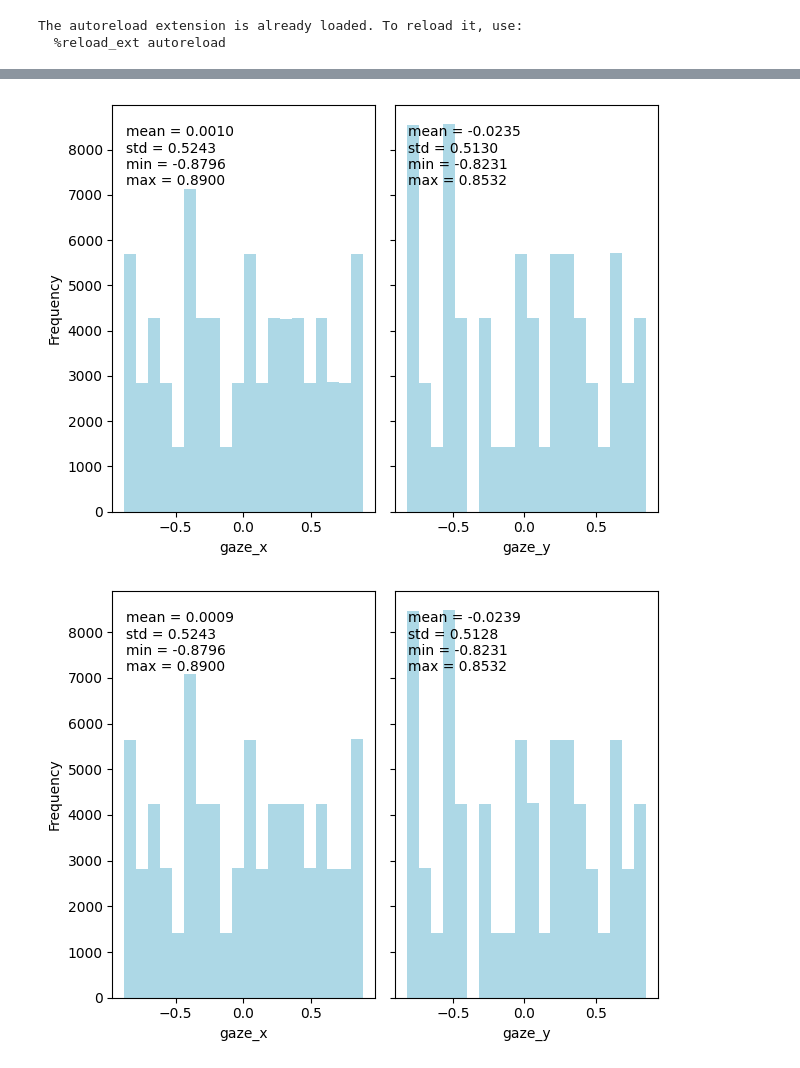
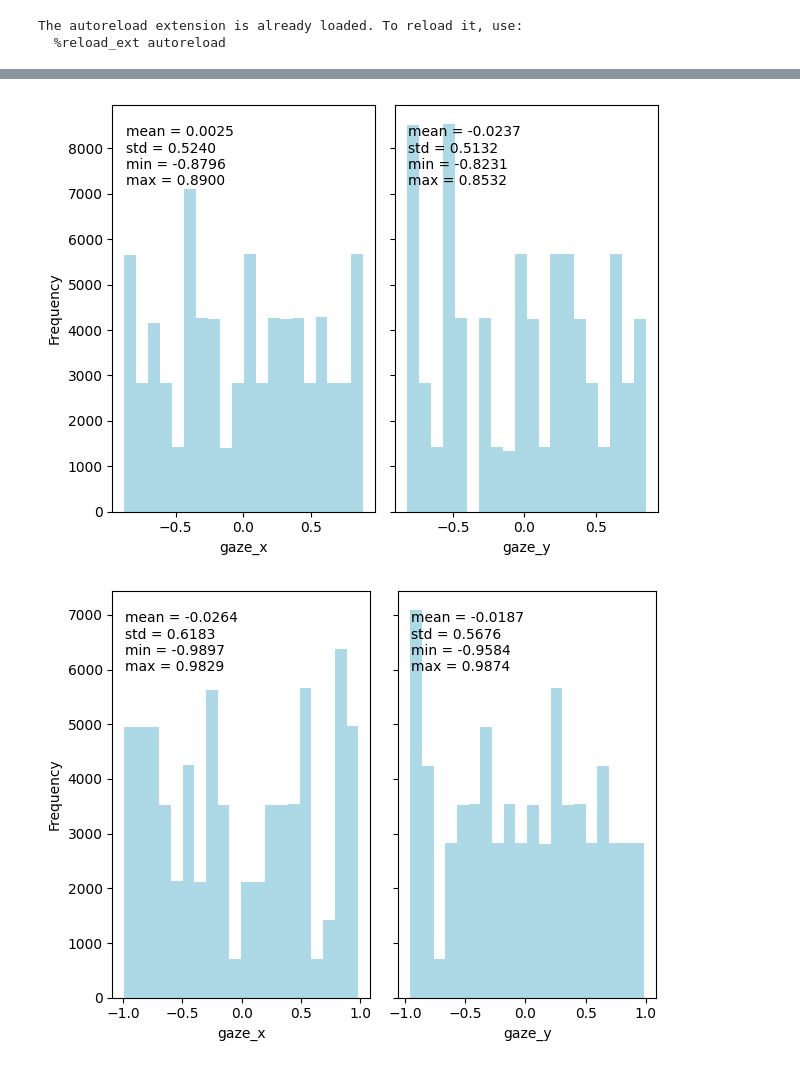
Before and after one commit to mycalize/gaze-estimator, a Jupyter notebook: data_exploration.ipynb, the cells around one changed output, grey strips where cells are left out. Cells and saved outputs as stored; diff of their text form; code cells hidden in the pictures.

Commit message:
Add image parser and add requirements.txt

```diff
--- a/data_exploration.ipynb
+++ b/data_exploration.ipynb
@@ -11,9 +11,9 @@ from utils.label_vis import *
 The autoreload extension is already loaded. To reload it, use:
   %reload_ext autoreload
 # %%
-for i in range(1, 5):
+for i in range(10, 15):
   show_labels_hist(f'labels/{i:>02}.csv')
 # %% [output]
 [figure]
-[figure, old version]
+[figure, new version]
-[figure, old version]
+[figure, new version]
```
Also changed, not shown: parts of 1 cell of this notebook, 2 other files.
